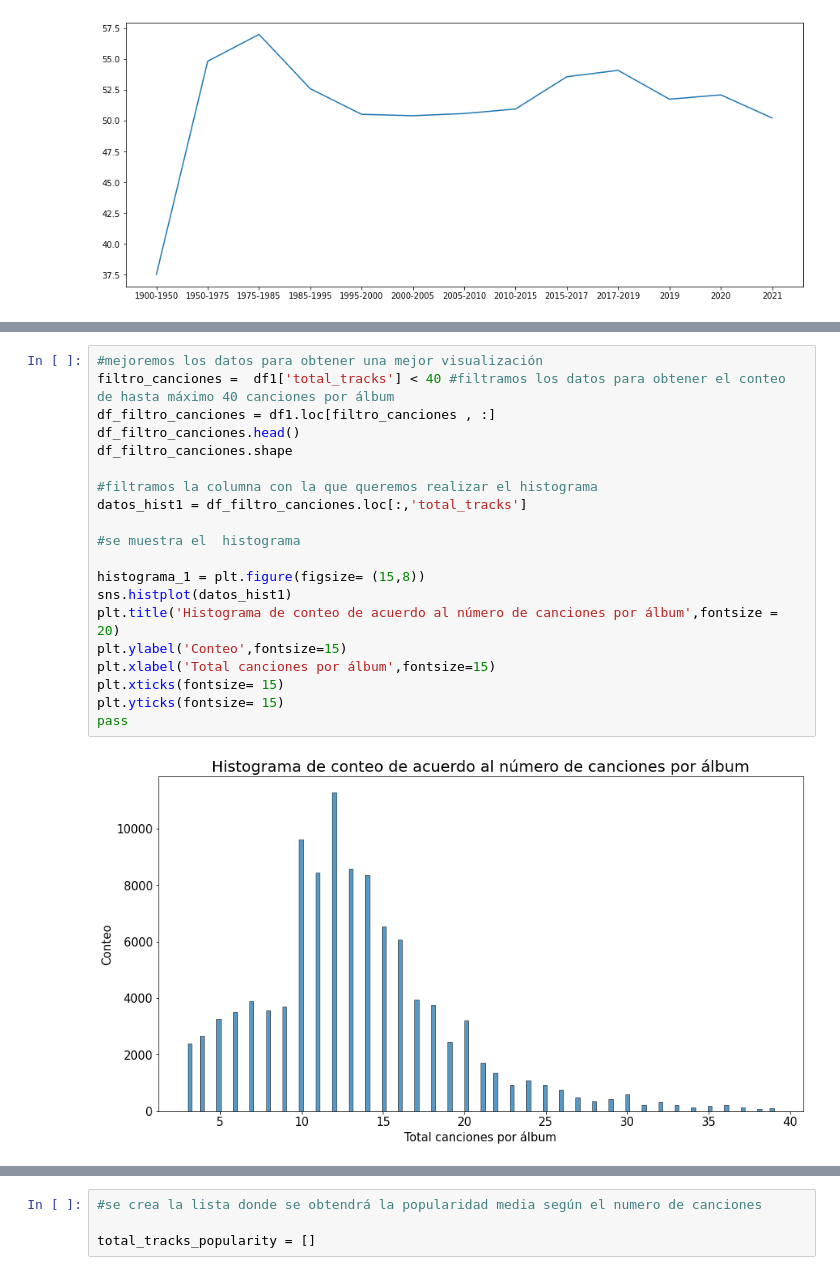
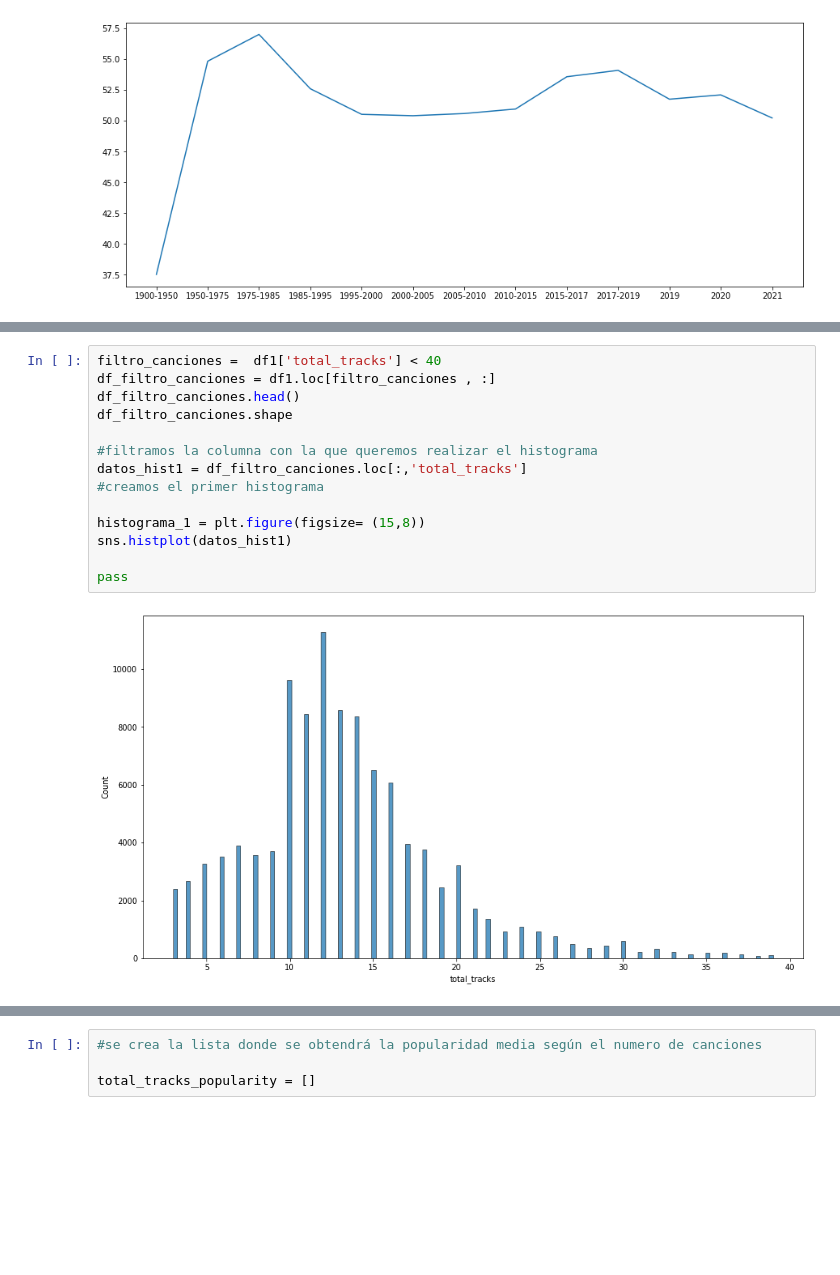
Before and after one commit to Nicolaser1102/Popularidad_albumes_de_musica, a Jupyter notebook: Popularidad_albumes_de_musica.ipynb, the cells around one changed output, grey strips where cells are left out. Saved outputs shown, nothing was run; the diff lists cells and outputs as text; blank space fills up the shorter version.

```diff
--- a/Popularidad_albumes_de_musica.ipynb
+++ b/Popularidad_albumes_de_musica.ipynb
@@ -620,22 +671,16 @@ pass
 # %%
-#mejoremos los datos para obtener una mejor visualización
-filtro_canciones =  df1['total_tracks'] < 40 #filtramos los datos para obtener el conteo de hasta máximo 40 canciones por álbum
+filtro_canciones =  df1['total_tracks'] < 40
 df_filtro_canciones = df1.loc[filtro_canciones , :]
 df_filtro_canciones.head()
 df_filtro_canciones.shape
 
 #filtramos la columna con la que queremos realizar el histograma
 datos_hist1 = df_filtro_canciones.loc[:,'total_tracks']
-
-#se muestra el  histograma
+#creamos el primer histograma
 
 histograma_1 = plt.figure(figsize= (15,8))
 sns.histplot(datos_hist1)
-plt.title('Histograma de conteo de acuerdo al número de canciones por álbum',fontsize = 20)
-plt.ylabel('Conteo',fontsize=15)
-plt.xlabel('Total canciones por álbum',fontsize=15)
-plt.xticks(fontsize= 15)
-plt.yticks(fontsize= 15)
+
 pass
 # %% [output]
-[figure, old version]
+[figure, new version]
```
Also changed, not shown: parts of 178 cells of this notebook.
